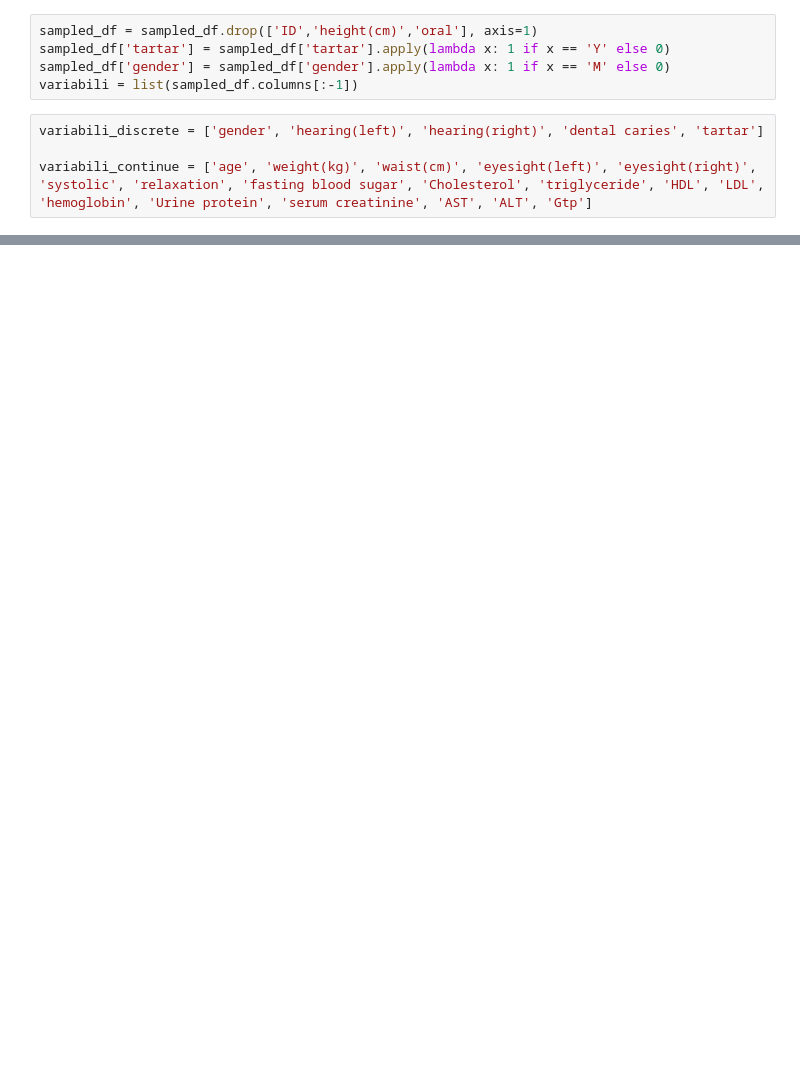
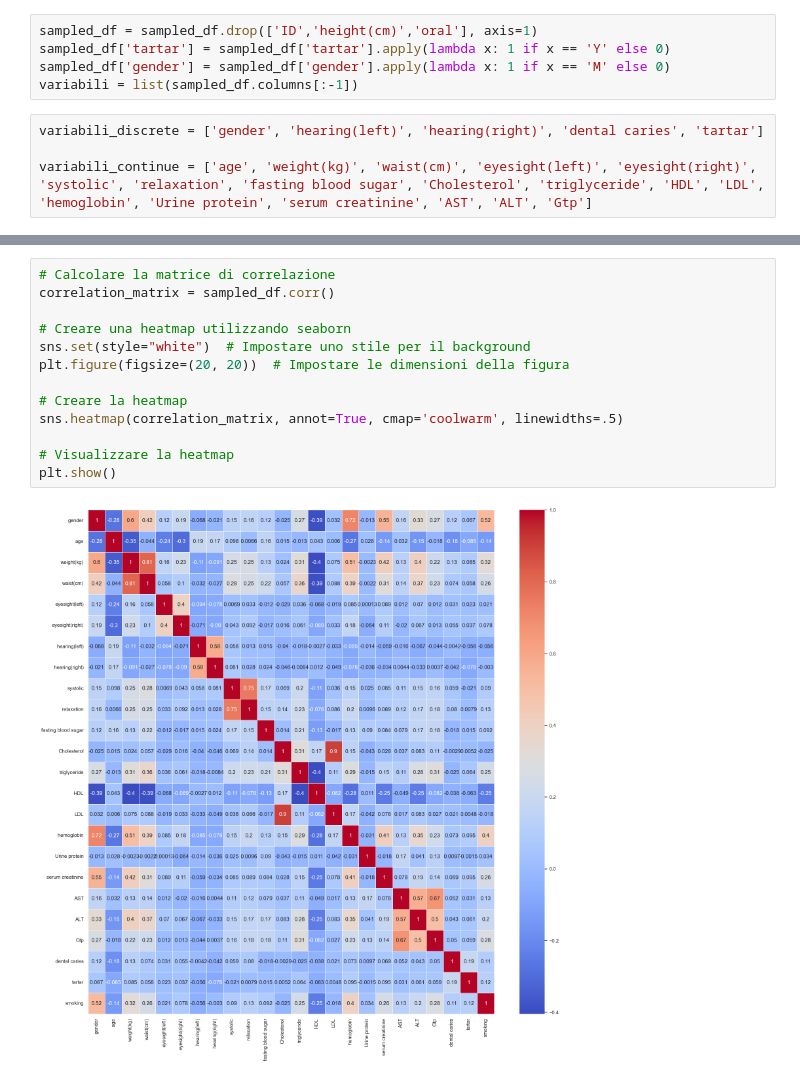
Before and after one commit to cricci3/Smoker-Detector-ML-Model, a Jupyter notebook: analisi_covariate_smoking.ipynb, the cells around one changed output, grey strips where cells are left out. Cells and saved outputs as stored; diff of their text form; blank space fills up the shorter version.

Commit message:
matrice di correlazione

```diff
--- a/analisi_covariate_smoking.ipynb
+++ b/analisi_covariate_smoking.ipynb
@@ -79,0 +92,15 @@ for variabile in variabili_discrete:
+# %%
+# Calcolare la matrice di correlazione
+correlation_matrix = sampled_df.corr()
+
+# Creare una heatmap utilizzando seaborn
+sns.set(style="white")  # Impostare uno stile per il background
+plt.figure(figsize=(20, 20))  # Impostare le dimensioni della figura
+
+# Creare la heatmap
+sns.heatmap(correlation_matrix, annot=True, cmap='coolwarm', linewidths=.5)
+
+# Visualizzare la heatmap
+plt.show()
+# %% [output]
+[figure, added]
```
Also changed, not shown: parts of 4 cells of this notebook.
